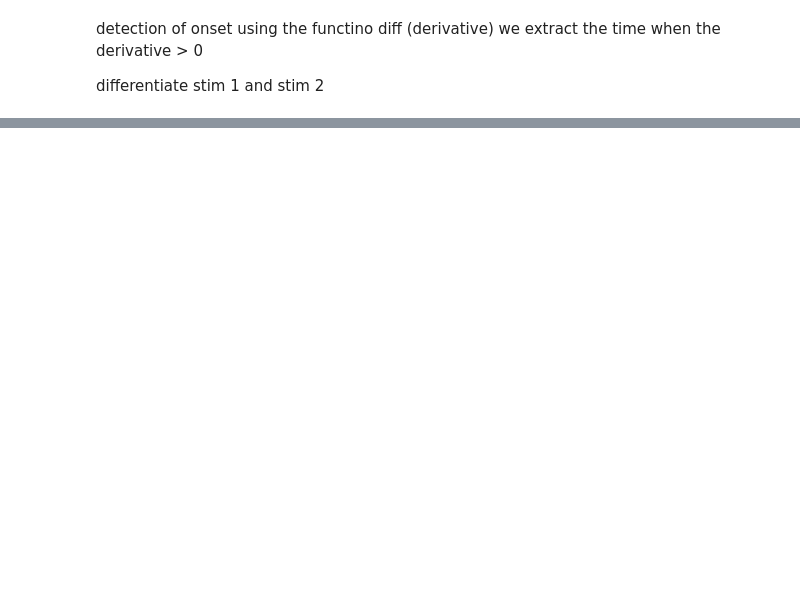
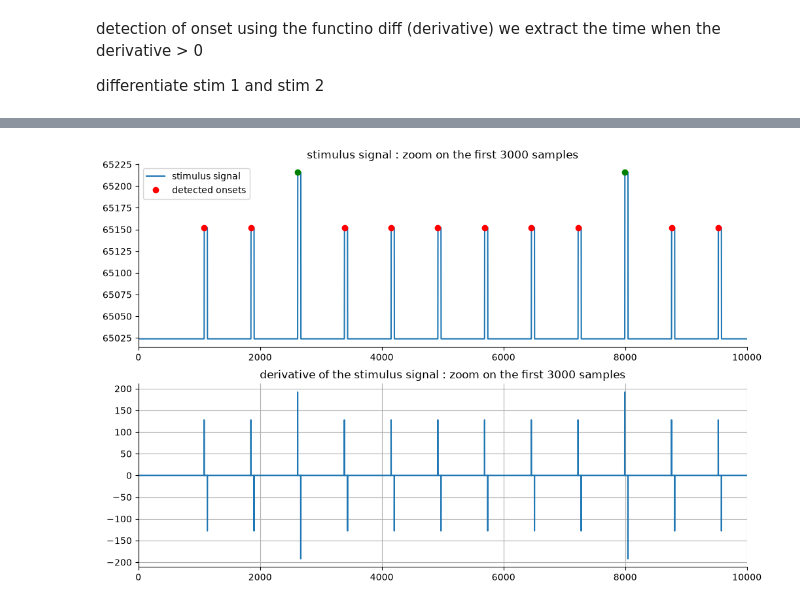
Before and after one commit to nicolascatz/M1_EEG_Project, a Jupyter notebook: scripts/DA1_TD1_Garrido_from_process_to_analysis_students.ipynb, the cells around one changed output, grey strips where cells are left out. Cells and saved outputs as stored; diff of their text form; code cells hidden in the pictures; blank space fills up the shorter version.

```diff
--- a/scripts/DA1_TD1_Garrido_from_process_to_analysis_students.ipynb
+++ b/scripts/DA1_TD1_Garrido_from_process_to_analysis_students.ipynb
@@ -80,0 +93,5 @@ differentiate stim 1 and stim 2
+# %%
+stand_onsets= np.where((d > 0)& (d < 150) )[0] + 1
+deviants_onsets= np.where((d > 150) )[0] + 1
+
+stand_onsets
@@ -80,0 +171,22 @@ differentiate stim 1 and stim 2
+# %%
+
+fig, ax = plt.subplots(2, 1, figsize=(12, 8))
+
+ax[0].plot(ts_stim)
+ax[0].set_title('stimulus signal : zoom on the first 3000 samples')
+ax[0].plot(stand_onsets, ts_stim[stand_onsets], 'ro')
+ax[0].plot(deviants_onsets, ts_stim[deviants_onsets], 'go')
+
+
+ax[0].set_xlim(0, 10000)
+ax[0].legend(['stimulus signal', 'detected onsets'])
+ax[0].spines['top'].set_visible(False)
+ax[0].spines['right'].set_visible(False)
+ax[1].plot(np.diff(ts_stim[0:10000]))
+ax[1].set_title('derivative of the stimulus signal : zoom on the first 3000 samples')
+ax[1].spines['top'].set_visible(False)
+ax[1].spines['right'].set_visible(False)
+ax[1].set_xlim(0, 10000)
+ax[1].grid()
+# %% [output]
+[figure, added]
```
Also changed, not shown: parts of 20 cells of this notebook, 1 other file.
